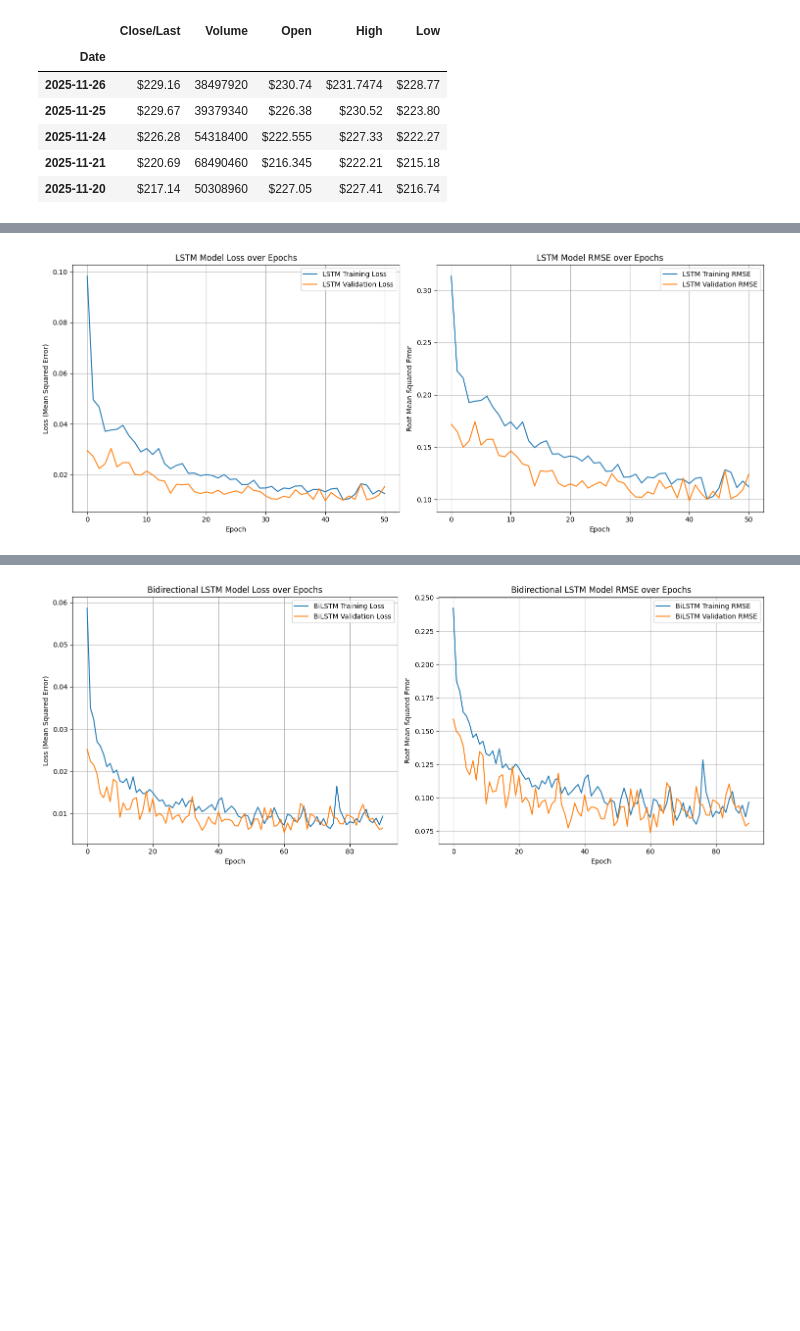
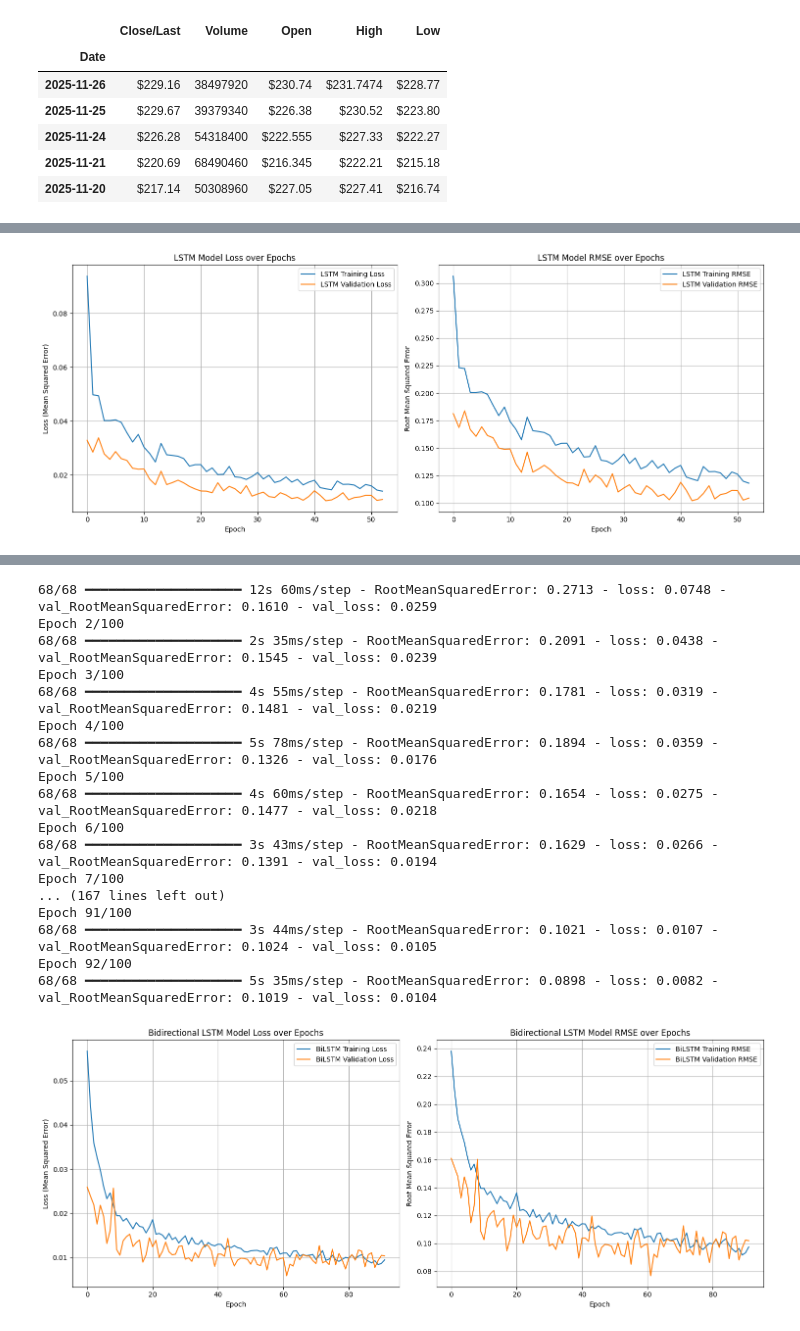
Before and after one commit to meghana2343/ADS-Project, a Jupyter notebook: stockprediction.ipynb, the cells around one changed output, grey strips where cells are left out. Drawn from its saved outputs; the diff is of its cells as text; code cells hidden in the pictures; blank space fills up the shorter version.

```diff
--- a/stockprediction.ipynb
+++ b/stockprediction.ipynb
@@ -164,3 +170,16 @@ dataset[dataset.columns] = scaler_values
+# %%
+#data normalization
+scaler = MinMaxScaler()
+
+# Select only numeric columns for scaling
+numeric_cols = dataset.select_dtypes(include=np.number).columns
+
+if not numeric_cols.empty:
+    scaler_values = scaler.fit_transform(dataset[numeric_cols])
+    # Assign scaled values back to the numeric columns of the original dataset
+    dataset[numeric_cols] = scaler_values
+else:
+    print("No numeric columns found to scale.")
 # %%
 scaler_values
 # %% [output]
@@ -223,8 +248,8 @@ def create_sequences(data,window_size):
         y.append(data.iloc[i].values)
     return np.array(x),np.array(y)
 # %%
-window_size=50
-x, y = create_sequences(dataset_scaled, 30)
+window_size=34
+x, y = create_sequences(dataset_scaled, 20)
 # %%
 x.shape, y.shape
 # %% [output]
@@ -267,6 +292,6 @@ array([[0.68447162, 0.14970846, 0.71572408, ..., 0.68116259, 0.1       ,
         0.83333333]])
 # %%
 #train, test
-x_train, x_test, y_train, y_test = train_test_split(x, y, test_size=0.2, random_state=42)
+x_train, x_test, y_train, y_test = train_test_split(x, y, test_size=0.25, random_state=24)
 x_train.shape, x_test.shape,
 # %% [output]
@@ -302,6 +393,6 @@ early_stopping=EarlyStopping(monitor='val_loss',
                              patience=10,
                              restore_best_weights=True)
 # %%
-prediction = model.fit(x_train, y_train, epochs=100, batch_size=3, validation_split=0.3, callbacks=[early_stopping])
+prediction = model.fit(x_train, y_train, epochs=100, batch_size=3, validation_split=0.25, callbacks=[early_stopping])
 # %% [output]
 Epoch 1/100
@@ -348,8 +439,7 @@ plt.grid(True)
 plt.tight_layout()
 plt.show()
 
-# Ensure Bidirectional LSTM model is trained before plotting its history
-# (Copied from cell cXz8nFFdYnuk to ensure history_bilstm is defined)
+#bilstm model
 model_bilstm = Sequential([
     Bidirectional(LSTM(units=50, return_sequences=True), input_shape=(x_train.shape[1], x_train.shape[2])),
     Dropout(0.3),
@@ -362,7 +452,7 @@ model_bilstm = Sequential([
 
 model_bilstm.compile(optimizer='adam', loss='mean_squared_error', metrics=['RootMeanSquaredError'])
 early_stopping_bilstm = EarlyStopping(monitor='val_loss', patience=30, restore_best_weights=True)
-history_bilstm = model_bilstm.fit(x_train, y_train, epochs=100, batch_size=2, validation_split=0.2, callbacks=[early_stopping_bilstm])
+history_bilstm = model_bilstm.fit(x_train, y_train, epochs=100, batch_size=2, validation_split=0.25, callbacks=[early_stopping_bilstm])
 
 # Plotting training history for Bidirectional LSTM model
 plt.figure(figsize=(15, 6))
@@ -388,5 +478,5 @@ plt.grid(True)
 plt.tight_layout()
 plt.show()
 # %% [output]
-[figure, old version]
+[figure, new version]
 Epoch 1/100
@@ -409,4 +483,21 @@ Epoch 91/100
+68/68 ━━━━━━━━━━━━━━━━━━━━ 12s 60ms/step - RootMeanSquaredError: 0.2713 - loss: 0.0748 - val_RootMeanSquaredError: 0.1610 - val_loss: 0.0259
+Epoch 2/100
+68/68 ━━━━━━━━━━━━━━━━━━━━ 2s 35ms/step - RootMeanSquaredError: 0.2091 - loss: 0.0438 - val_RootMeanSquaredError: 0.1545 - val_loss: 0.0239
+Epoch 3/100
+68/68 ━━━━━━━━━━━━━━━━━━━━ 4s 55ms/step - RootMeanSquaredError: 0.1781 - loss: 0.0319 - val_RootMeanSquaredError: 0.1481 - val_loss: 0.0219
+Epoch 4/100
+68/68 ━━━━━━━━━━━━━━━━━━━━ 5s 78ms/step - RootMeanSquaredError: 0.1894 - loss: 0.0359 - val_RootMeanSquaredError: 0.1326 - val_loss: 0.0176
+Epoch 5/100
+68/68 ━━━━━━━━━━━━━━━━━━━━ 4s 60ms/step - RootMeanSquaredError: 0.1654 - loss: 0.0275 - val_RootMeanSquaredError: 0.1477 - val_loss: 0.0218
+Epoch 6/100
+68/68 ━━━━━━━━━━━━━━━━━━━━ 3s 43ms/step - RootMeanSquaredError: 0.1629 - loss: 0.0266 - val_RootMeanSquaredError: 0.1391 - val_loss: 0.0194
+Epoch 7/100
+... (167 lines left out)
+Epoch 91/100
+68/68 ━━━━━━━━━━━━━━━━━━━━ 3s 44ms/step - RootMeanSquaredError: 0.1021 - loss: 0.0107 - val_RootMeanSquaredError: 0.1024 - val_loss: 0.0105
+Epoch 92/100
+68/68 ━━━━━━━━━━━━━━━━━━━━ 5s 35ms/step - RootMeanSquaredError: 0.0898 - loss: 0.0082 - val_RootMeanSquaredError: 0.1019 - val_loss: 0.0104
-[figure, old version]
+[figure, new version]
 # %%
 predictions=model.predict(x_test)
 # %% [output]
```
Also changed, not shown: parts of 53 cells of this notebook.
